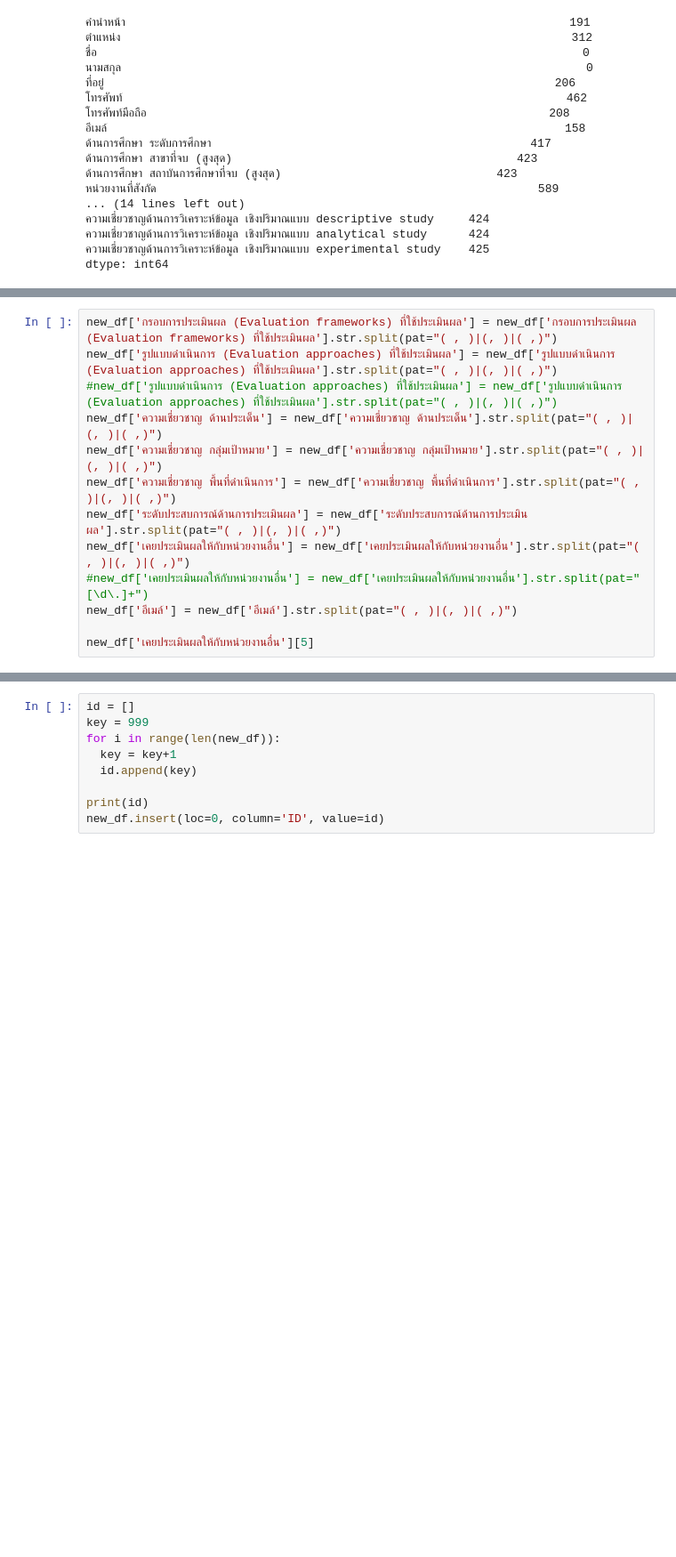
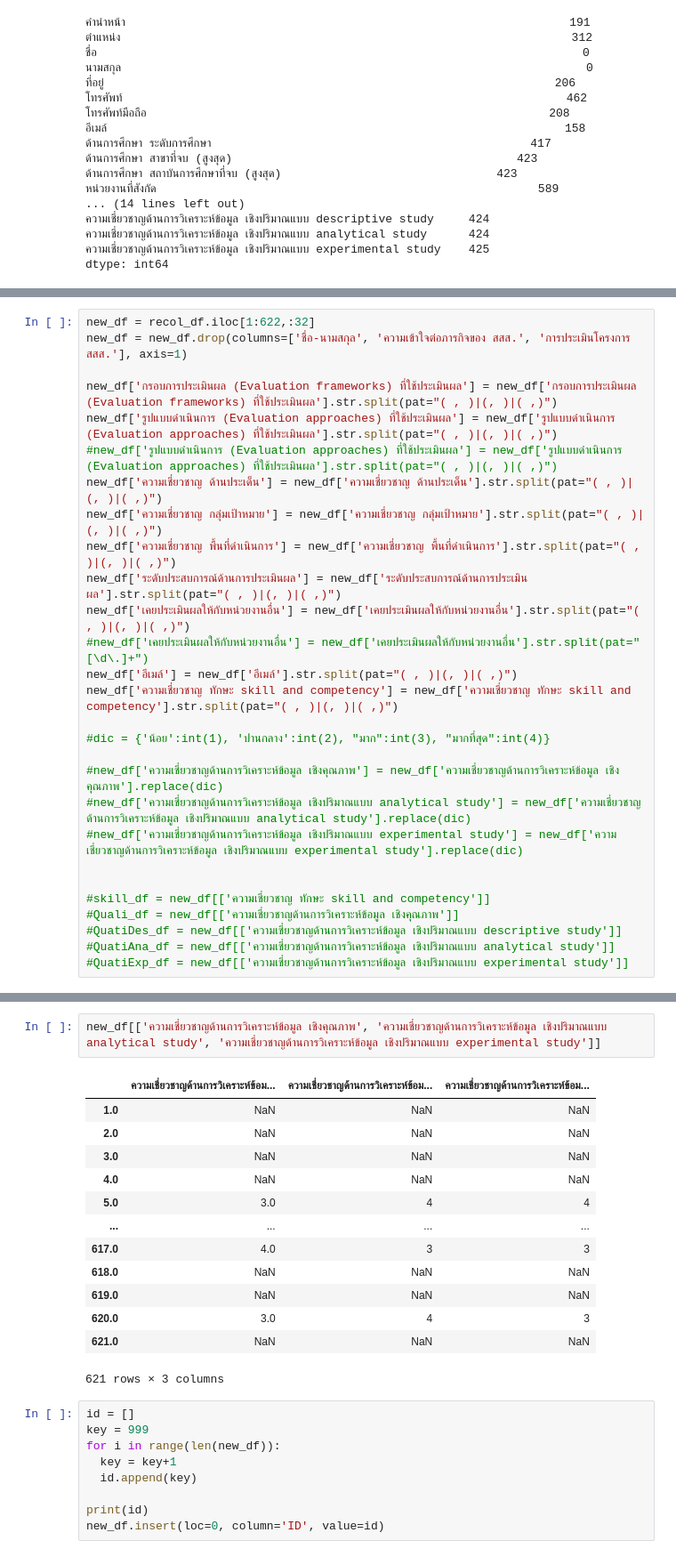
Before and after one commit to thainhf/proj-me-db-data, a Jupyter notebook: Clean_data.ipynb, the cells around one changed output, grey strips where cells are left out. Shown: that part at 89% size. Cells and saved outputs as stored; diff of their text form; blank space fills up the shorter version.

```diff
--- a/Clean_data.ipynb
+++ b/Clean_data.ipynb
@@ -226,4 +224,7 @@ profile.widgets()"""
 # %%
+new_df = recol_df.iloc[1:622,:32]
+new_df = new_df.drop(columns=['ชื่อ-นามสกุล', 'ความเข้าใจต่อภารกิจของ สสส.', 'การประเมินโครงการ สสส.'], axis=1)
+
 new_df['กรอบการประเมินผล (Evaluation frameworks) ที่ใช้ประเมินผล'] = new_df['กรอบการประเมินผล (Evaluation frameworks) ที่ใช้ประเมินผล'].str.split(pat="( , )|(, )|( ,)")
 new_df['รูปแบบดำเนินการ (Evaluation approaches) ที่ใช้ประเมินผล'] = new_df['รูปแบบดำเนินการ (Evaluation approaches) ที่ใช้ประเมินผล'].str.split(pat="( , )|(, )|( ,)")
 #new_df['รูปแบบดำเนินการ (Evaluation approaches) ที่ใช้ประเมินผล'] = new_df['รูปแบบดำเนินการ (Evaluation approaches) ที่ใช้ประเมินผล'].str.split(pat="( , )|(, )|( ,)")
@@ -234,5 +235,17 @@ new_df['ระดับประสบการณ์ด้านการปร
 new_df['เคยประเมินผลให้กับหน่วยงานอื่น'] = new_df['เคยประเมินผลให้กับหน่วยงานอื่น'].str.split(pat="( , )|(, )|( ,)")
 #new_df['เคยประเมินผลให้กับหน่วยงานอื่น'] = new_df['เคยประเมินผลให้กับหน่วยงานอื่น'].str.split(pat="[\d\.]+")
 new_df['อีเมล์'] = new_df['อีเมล์'].str.split(pat="( , )|(, )|( ,)")
+new_df['ความเชี่ยวชาญ ทักษะ skill and competency'] = new_df['ความเชี่ยวชาญ ทักษะ skill and competency'].str.split(pat="( , )|(, )|( ,)")
 
-new_df['เคยประเมินผลให้กับหน่วยงานอื่น'][5]
+#dic = {'น้อย':int(1), 'ปานกลาง':int(2), "มาก":int(3), "มากที่สุด":int(4)}
+
+#new_df['ความเชี่ยวชาญด้านการวิเคราะห์ข้อมูล เชิงคุณภาพ'] = new_df['ความเชี่ยวชาญด้านการวิเคราะห์ข้อมูล เชิงคุณภาพ'].replace(dic)
+#new_df['ความเชี่ยวชาญด้านการวิเคราะห์ข้อมูล เชิงปริมาณแบบ analytical study'] = new_df['ความเชี่ยวชาญด้านการวิเคราะห์ข้อมูล เชิงปริมาณแบบ analytical study'].replace(dic)
+#new_df['ความเชี่ยวชาญด้านการวิเคราะห์ข้อมูล เชิงปริมาณแบบ experimental study'] = new_df['ความเชี่ยวชาญด้านการวิเคราะห์ข้อมูล เชิงปริมาณแบบ experimental study'].replace(dic)
+
+
+#skill_df = new_df[['ความเชี่ยวชาญ ทักษะ skill and competency']]
+#Quali_df = new_df[['ความเชี่ยวชาญด้านการวิเคราะห์ข้อมูล เชิงคุณภาพ']]
+#QuatiDes_df = new_df[['ความเชี่ยวชาญด้านการวิเคราะห์ข้อมูล เชิงปริมาณแบบ descriptive study']]
+#QuatiAna_df = new_df[['ความเชี่ยวชาญด้านการวิเคราะห์ข้อมูล เชิงปริมาณแบบ analytical study']]
+#QuatiExp_df = new_df[['ความเชี่ยวชาญด้านการวิเคราะห์ข้อมูล เชิงปริมาณแบบ experimental study']]
@@ -253,3 +291,19 @@ new_df['ความเชี่ยวชาญ ด้านประเด็
+# %%
+new_df[['ความเชี่ยวชาญด้านการวิเคราะห์ข้อมูล เชิงคุณภาพ', 'ความเชี่ยวชาญด้านการวิเคราะห์ข้อมูล เชิงปริมาณแบบ analytical study', 'ความเชี่ยวชาญด้านการวิเคราะห์ข้อมูล เชิงปริมาณแบบ experimental study']]
+# %% [output]
+|  | ความเชี่ยวชาญด้านการวิเคราะห์ข้อม... | ความเชี่ยวชาญด้านการวิเคราะห์ข้อม... | ความเชี่ยวชาญด้านการวิเคราะห์ข้อม... |
+| 1.0 | NaN | NaN | NaN |
+| 2.0 | NaN | NaN | NaN |
+| 3.0 | NaN | NaN | NaN |
+| 4.0 | NaN | NaN | NaN |
+| 5.0 | 3.0 | 4 | 4 |
+| ... | ... | ... | ... |
+| 617.0 | 4.0 | 3 | 3 |
+| 618.0 | NaN | NaN | NaN |
+| 619.0 | NaN | NaN | NaN |
+| 620.0 | 3.0 | 4 | 3 |
+| 621.0 | NaN | NaN | NaN |
+621 rows × 3 columns
 # %%
 id = []
 key = 999
```
Also changed, not shown: parts of 19 cells of this notebook.
